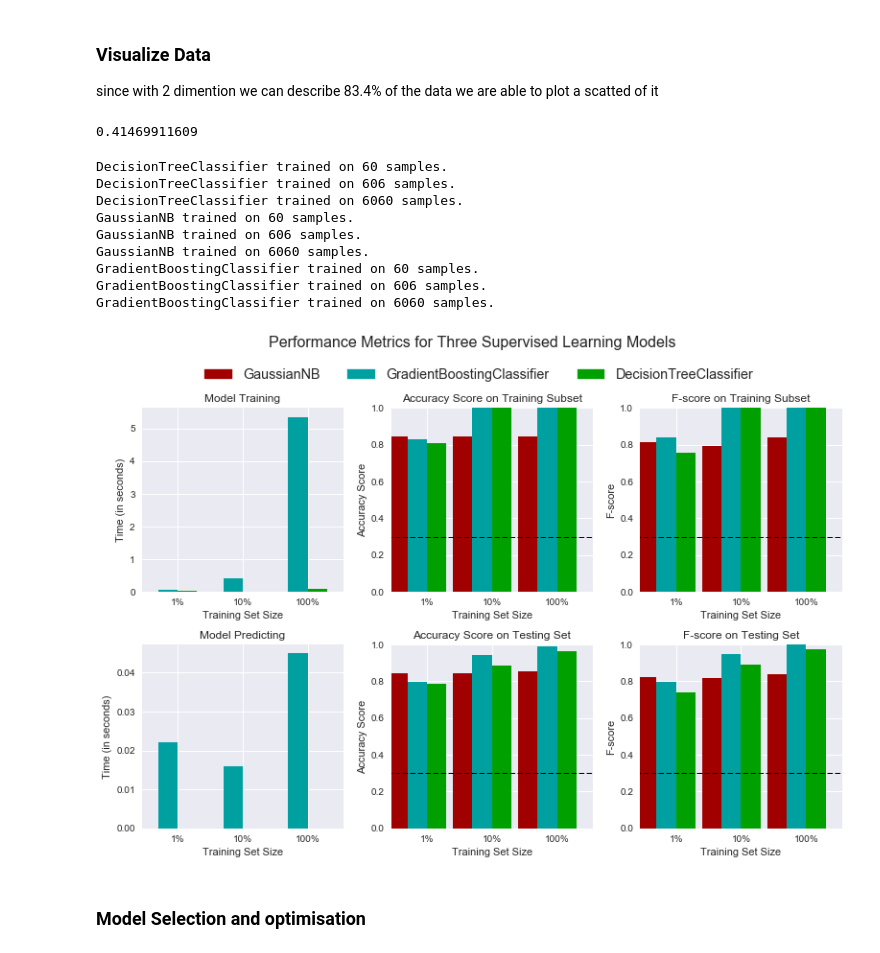
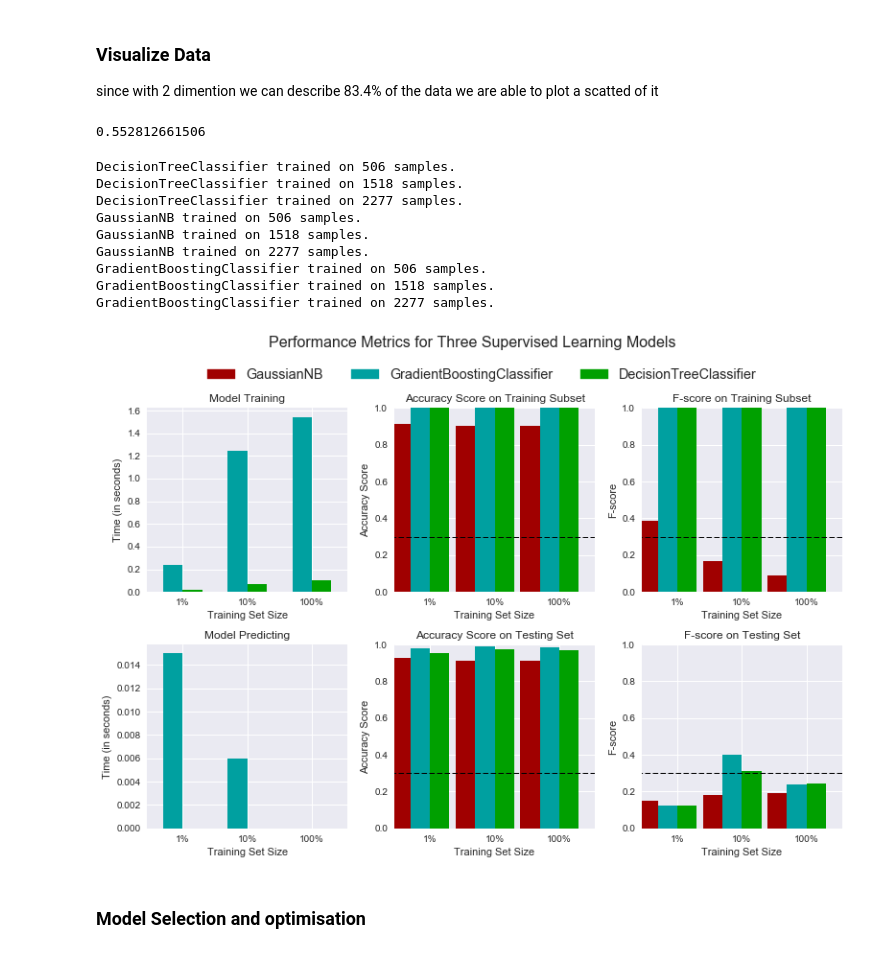
Before and after one commit to Drea1989/Kepler-discovery, a Jupyter notebook: capstone_project.ipynb, the cells around one changed output. Drawn from its saved outputs; the diff is of its cells as text; code cells hidden in the pictures.

```diff
--- a/capstone_project.ipynb
+++ b/capstone_project.ipynb
@@ -244,5 +168,7 @@ using SMOTETomek method combined with PCA at 12 features we have a recall of 20%
 #### TODO: add data visualisation for class imbalance
 # %%
 from imblearn.combine import SMOTETomek
-sm = SMOTETomek()
-X_resampled, y_resampled = sm.fit_sample(good_data, good_lables)
+from imblearn.over_sampling import SMOTE
+sm = SMOTE(ratio = 0.017,random_state =42,k_neighbors =2,kind =  'svm')
+st = SMOTETomek(smote = sm, ratio= 0.017, random_state = 42)
+X_resampled, y_resampled = st.fit_sample(good_data, good_lables)
@@ -260,7 +179,7 @@ pickle.dump((X_test, y_test), open('EasyEnsemble-Validation.p', 'wb'))
 # %%
 #train test split
 from sklearn.model_selection import train_test_split
-X_train, X_test, y_train, y_test = train_test_split(X_resampled, y_resampled, test_size=0.4, random_state=42)
+X_train, X_test, y_train, y_test = train_test_split(X_resampled, y_resampled,stratify =y_resampled,  test_size=0.4, random_state=42)
 #save data
 pickle.dump((X_train, y_train), open('SmoteTomek-Train.p', 'wb'))
 pickle.dump((X_test, y_test), open('SmoteTomek-Validation.p', 'wb'))
@@ -321,17 +240,17 @@ def vs_pca_results(good_data, pca):
     # Return a concatenated DataFrame
     return pd.concat([variance_ratios, components], axis = 1)
 # %%
-pca = PCA(n_components=30, random_state = 42).fit(X_train)
-pca_results = vs_pca_results(X_train,pca)
-#X_trainPCA = pca.transform(X_train)
-#X_testPCA = pca.transform(X_val)
+pca = PCA(n_components=50, random_state = 42).fit(X_train)
+#pca_results = vs_pca_results(X_train,pca)
+X_trainPCA = pca.transform(X_train)
+X_testPCA = pca.transform(X_val)
 # %% [markdown]
 ### Visualize Data
 since with 2 dimention we can describe 83.4% of the data we are able to plot a scatted of it
 # %%
 print sum(pca.explained_variance_ratio_ )
 # %% [output]
-0.41469911609
+0.552812661506
 # %%
 def train_predict(learner, sample_size, X_train, y_train, X_test, y_test):
     '''
@@ -369,10 +288,10 @@ def train_predict(learner, sample_size, X_train, y_train, X_test, y_test):
     results['acc_test'] = accuracy_score(y_test,predictions_test)
 
     #Compute F-score on the the first 300 training samples
-    results['f_train'] = fbeta_score(y_train[:300],predictions_train,beta =20)
+    results['f_train'] = fbeta_score(y_train[:300],predictions_train,beta =1.5)
 
     #Compute F-score on the test set
-    results['f_test'] = fbeta_score(y_test,predictions_test,beta =20)
+    results['f_test'] = fbeta_score(y_test,predictions_test,beta =1.5)
 
     # Success
     print "{} trained on {} samples.".format(learner.__class__.__name__, sample_size)
@@ -452,42 +371,42 @@ def evaluate(results, accuracy, f1):
 # %%
 from sklearn.tree import DecisionTreeClassifier
 from sklearn.naive_bayes import GaussianNB
 #from sklearn.svm import SVC
 from sklearn.ensemble import GradientBoostingClassifier
 
 #Initialize the three models
 clf_A = DecisionTreeClassifier(random_state = 42)
 clf_B = GaussianNB()
-clf_C = GradientBoostingClassifier(n_estimators =250, max_depth= 7,min_impurity_split= 100000.0,random_state = 42)
+clf_C = GradientBoostingClassifier(n_estimators = 100, max_depth= 7,min_impurity_split= 100000.0,random_state = 42)
 tot_training = X_trainPCA.shape[0]
 
 #Calculate the number of samples for 1%, 10%,100% of the training data
-samples_1 =   int(tot_training * 0.01)
-samples_10 =  int(tot_training * 0.1)
-samples_100 = tot_training
+samples_1 =   int(tot_training * 0.1)
+samples_10 =  int(tot_training * 0.3)
+samples_100 = int(tot_training * 0.45)
 
 # Collect results on the learners
 results = {}
 for clf in [clf_A, clf_B, clf_C]:
     clf_name = clf.__class__.__name__
     results[clf_name] = {}
     for i, samples in enumerate([samples_1, samples_10, samples_100]):
         results[clf_name][i] = \
         train_predict(clf, samples, X_trainPCA, y_train, X_testPCA, y_val)
 
 # Run metrics visualization for the three supervised learning models chosen
 evaluate(results, 0.3, 0.3)
 # %% [output]
-DecisionTreeClassifier trained on 60 samples.
-DecisionTreeClassifier trained on 606 samples.
-DecisionTreeClassifier trained on 6060 samples.
-GaussianNB trained on 60 samples.
-GaussianNB trained on 606 samples.
-GaussianNB trained on 6060 samples.
-GradientBoostingClassifier trained on 60 samples.
-GradientBoostingClassifier trained on 606 samples.
-GradientBoostingClassifier trained on 6060 samples.
+DecisionTreeClassifier trained on 506 samples.
+DecisionTreeClassifier trained on 1518 samples.
+DecisionTreeClassifier trained on 2277 samples.
+GaussianNB trained on 506 samples.
+GaussianNB trained on 1518 samples.
+GaussianNB trained on 2277 samples.
+GradientBoostingClassifier trained on 506 samples.
+GradientBoostingClassifier trained on 1518 samples.
+GradientBoostingClassifier trained on 2277 samples.
-[figure, old version]
+[figure, new version]
 # %% [markdown]
 ### Model Selection and optimisation
 # %% [markdown]
```
Also changed, not shown: parts of 18 cells of this notebook, 2 other files.
